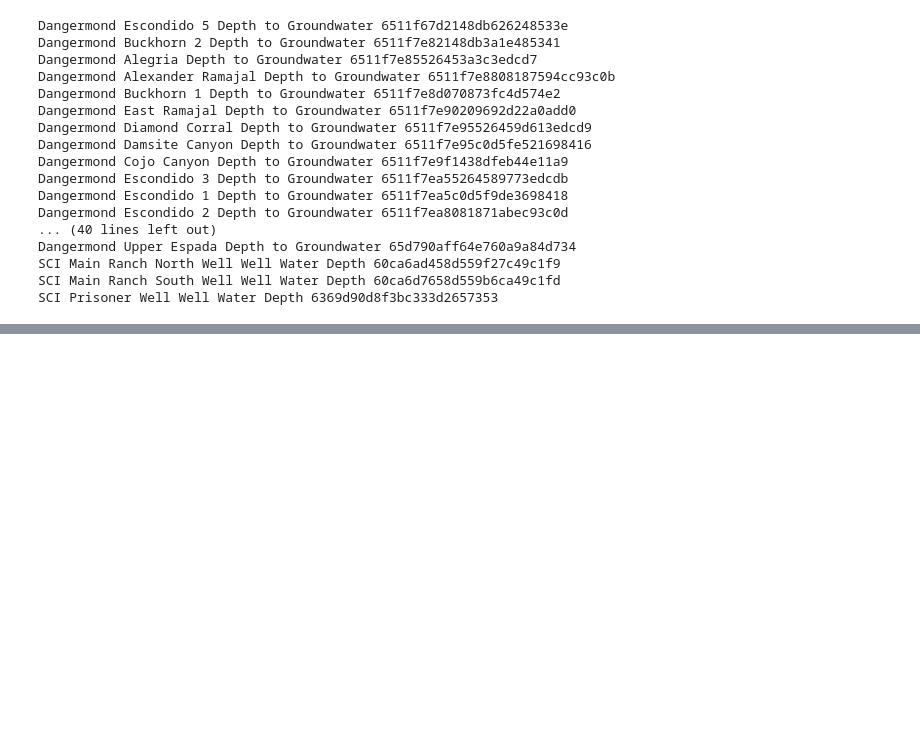
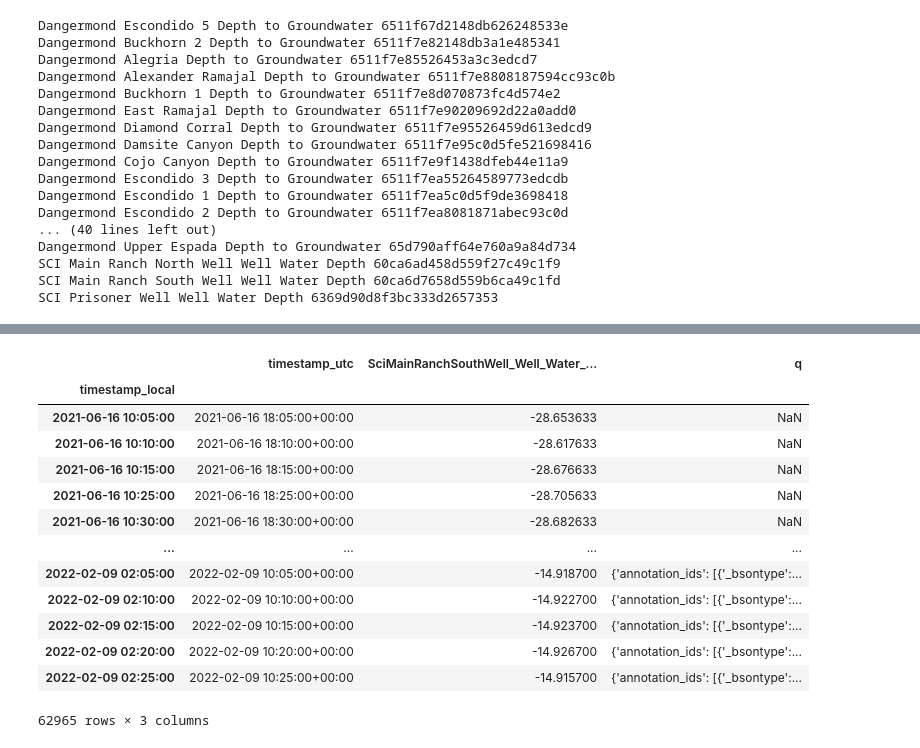
Before and after one commit to LynkerIntel/TNC_dangermond, a Jupyter notebook: station_data/dendra_query.ipynb, the cells around one changed output, grey strips where cells are left out. Saved outputs shown, nothing was run; the diff lists cells and outputs as text; code cells hidden in the pictures; blank space fills up the shorter version.

```diff
--- a/station_data/dendra_query.ipynb
+++ b/station_data/dendra_query.ipynb
@@ -21,0 +70,31 @@ ends_before = (
+# %%
+# locations for Groundwater Wells in the preserve,  uses the datastream instead of station
+measurement = "WellDepth"
+# measurement = "AirTemperature"
+query_refinement = {"is_hidden": False}
+measurement_list = []  # list of only datastreams that you wish to download data from
+
+well_ids = Dendra.list_datastreams_by_measurement(
+    measurement, "", [], "tnc", query_refinement
+)
+
+well_locs = {}
+
+for ds in well_ids:
+    dsm = Dendra.get_meta_datastream_by_id(
+        ds["_id"]
+    )  # This will pull full datastream metadata in JSON format
+    station_name = dsm["station_lookup"]["name"]
+    try:
+        geo = dsm["geo"]["coordinates"]
+        geo.append(ds["_id"])
+        print(station_name, ds["name"], ds["_id"])
+        well_locs[station_name] = geo
+    except:
+        print(f"no location data for {station_name}")
+        continue
+
+df_well_loc = pd.DataFrame.from_dict(
+    well_locs, orient="index", columns=["lon", "lat", "elev", "station_id_dendra"]
+)
+# df_well_loc.to_csv("./output/well_locations.csv")
@@ -56,0 +395,17 @@ SCI Prisoner Well Well Water Depth 6369d90d8f3bc333d2657353
+# %%
+all_datastreams["60ca6d7658d559b6ca49c1fd"]
+# %% [output]
+|  | timestamp_utc | SciMainRanchSouthWell_Well_Water_... | q |
+| timestamp_local |  |  |  |
+| 2021-06-16 10:05:00 | 2021-06-16 18:05:00+00:00 | -28.653633 | NaN |
+| 2021-06-16 10:10:00 | 2021-06-16 18:10:00+00:00 | -28.617633 | NaN |
+| 2021-06-16 10:15:00 | 2021-06-16 18:15:00+00:00 | -28.676633 | NaN |
+| 2021-06-16 10:25:00 | 2021-06-16 18:25:00+00:00 | -28.705633 | NaN |
+| 2021-06-16 10:30:00 | 2021-06-16 18:30:00+00:00 | -28.682633 | NaN |
+| ... | ... | ... | ... |
+| 2022-02-09 02:05:00 | 2022-02-09 10:05:00+00:00 | -14.918700 | {'annotation_ids': [{'_bsontype':... |
+| 2022-02-09 02:10:00 | 2022-02-09 10:10:00+00:00 | -14.922700 | {'annotation_ids': [{'_bsontype':... |
+| 2022-02-09 02:15:00 | 2022-02-09 10:15:00+00:00 | -14.923700 | {'annotation_ids': [{'_bsontype':... |
+| 2022-02-09 02:20:00 | 2022-02-09 10:20:00+00:00 | -14.926700 | {'annotation_ids': [{'_bsontype':... |
+| 2022-02-09 02:25:00 | 2022-02-09 10:25:00+00:00 | -14.915700 | {'annotation_ids': [{'_bsontype':... |
+62965 rows × 3 columns
```
Also changed, not shown: parts of 29 cells of this notebook.
